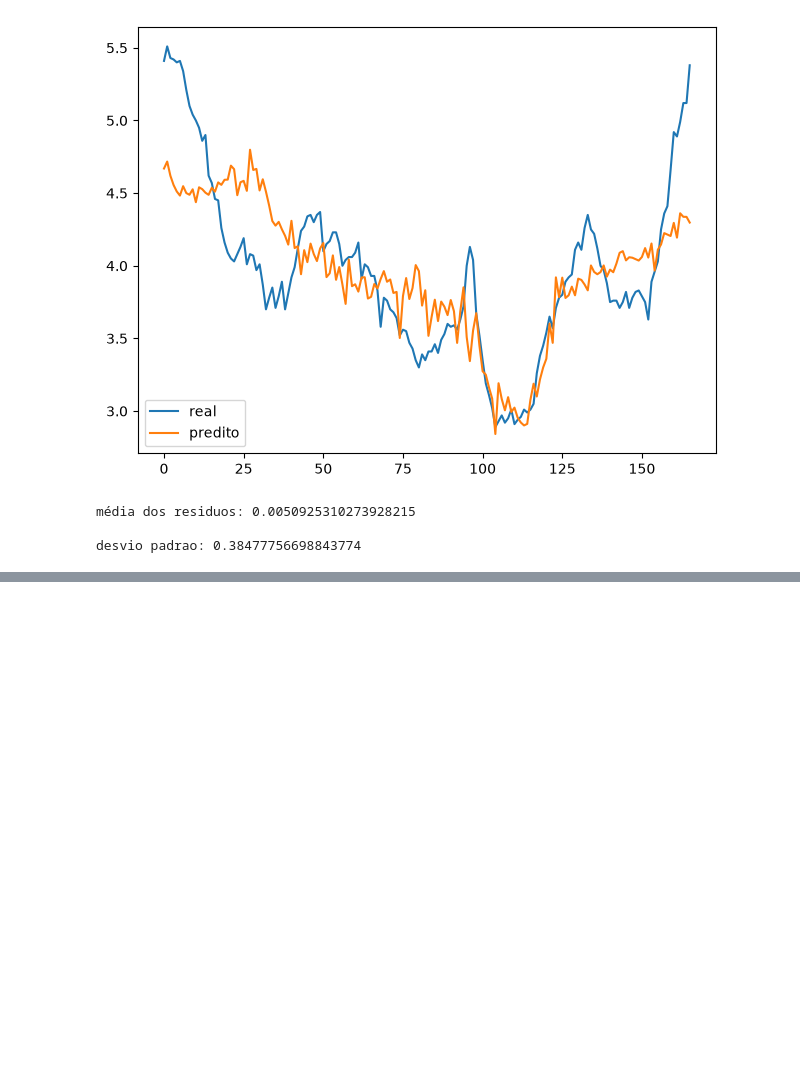
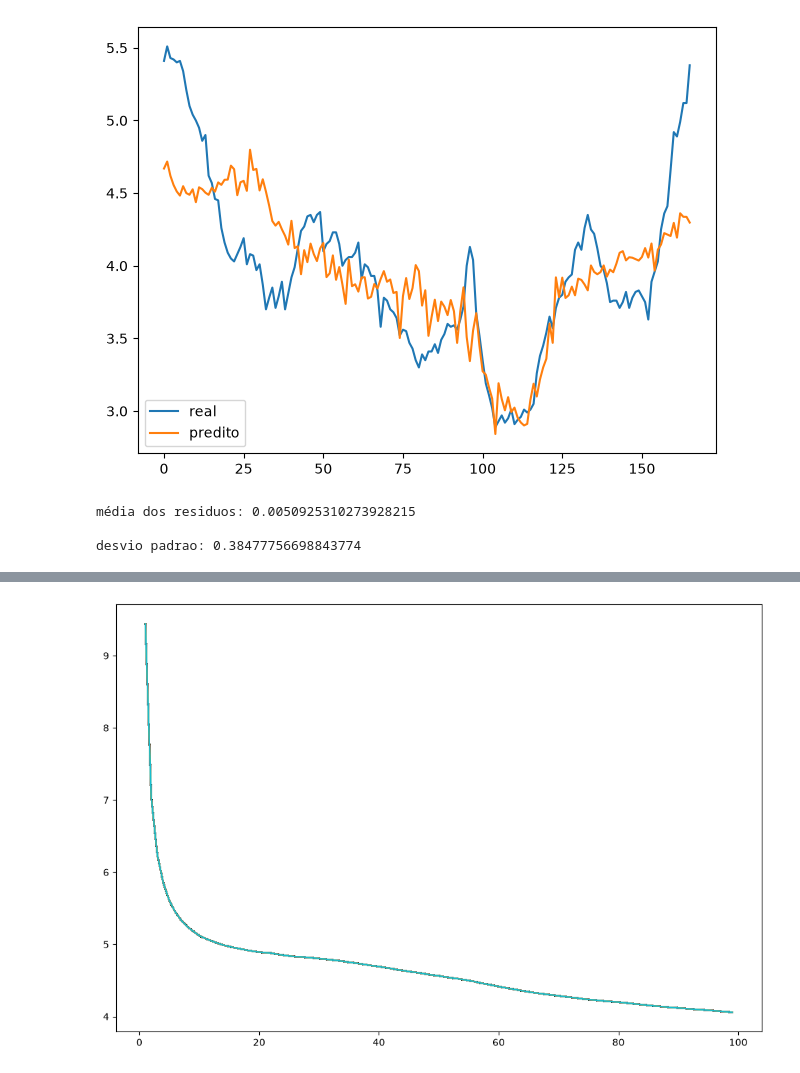
Before and after one commit to WesleySouza13/MacroEconomic-Modeling-Inverse-Problems-for-Default-Estimation-, a Jupyter notebook: modeling/notebooks/modeling.ipynb, the cells around one changed output, grey strips where cells are left out. Drawn from its saved outputs; the diff is of its cells as text; code cells hidden in the pictures; blank space fills up the shorter version.

```diff
--- a/modeling/notebooks/modeling.ipynb
+++ b/modeling/notebooks/modeling.ipynb
@@ -102,0 +159,7 @@ desvio padrao: 0.38477756698843774
+# %%
+X_low_ibc = X_train.copy()
+X_low_ibc['IBC-Br'] = mc_sim.T_student_shocks(100, 0.2, 'IBC-Br')
+X_low_ibc = X_low_ibc.dropna()
+y_ibc = monte_carlo_plot(X_low_ibc, 1000)
+# %% [output]
+[figure, added]
```
Also changed, not shown: parts of 10 cells of this notebook, 2 other files.
